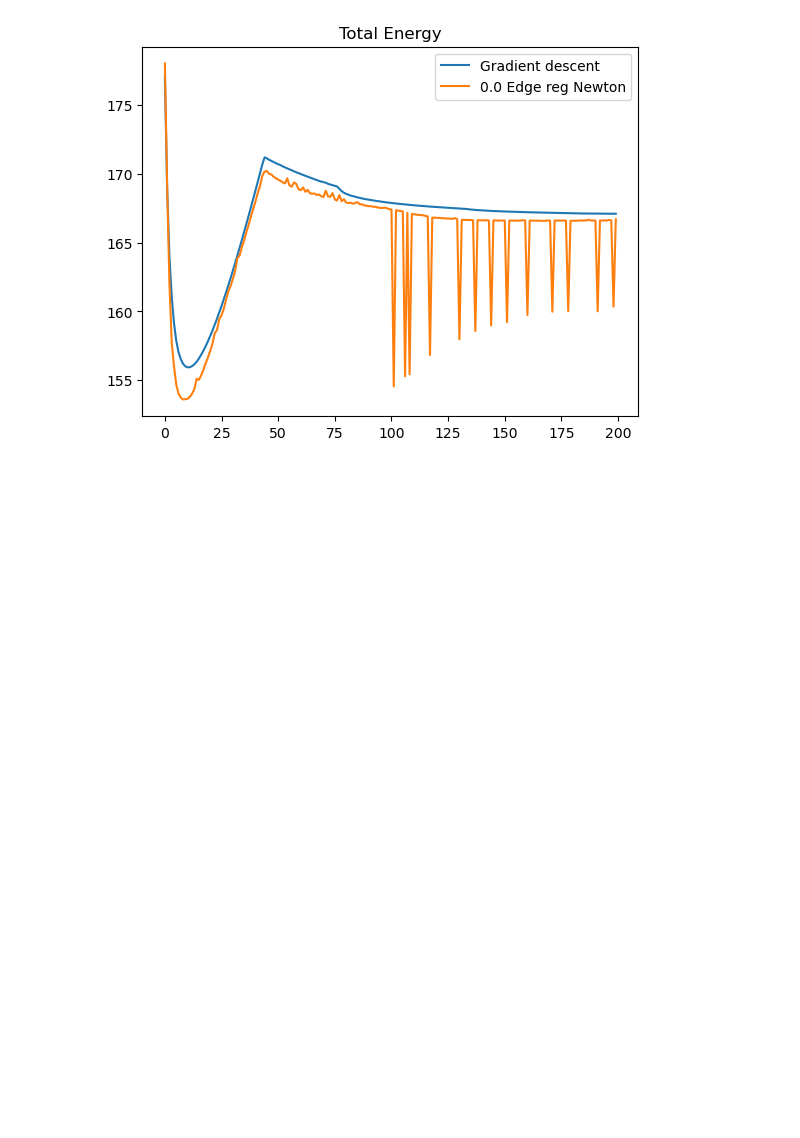
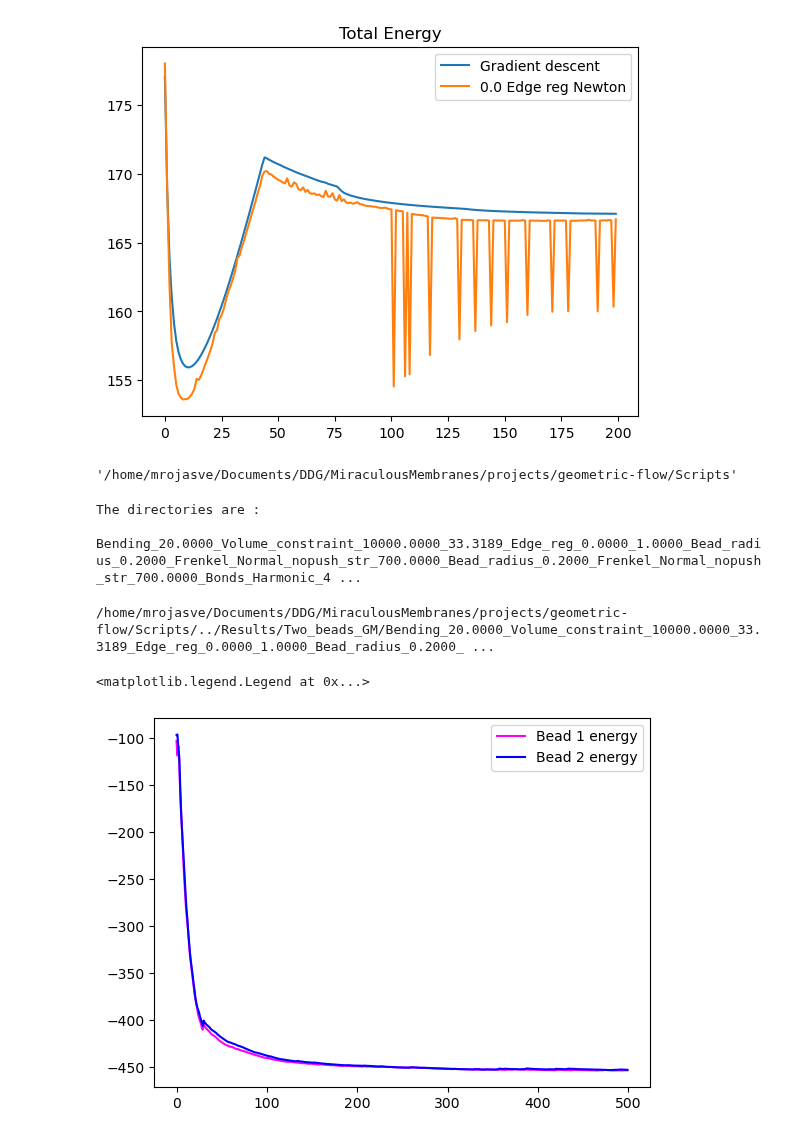
Before and after one commit to Mau-bep/MiraculousMembranes, a Jupyter notebook: projects/geometric-flow/Scripts/Analysis_nb.ipynb, the cells around one changed output. Drawn from its saved outputs; the diff is of its cells as text; code cells hidden in the pictures; blank space fills up the shorter version.

```diff
--- a/projects/geometric-flow/Scripts/Analysis_nb.ipynb
+++ b/projects/geometric-flow/Scripts/Analysis_nb.ipynb
@@ -647,3 +647,67 @@ plt.show()
 plt.plot(Sim_data_Prolate_F[:,2],label='Area evol')
 plt.axhline(3.78447,color='black',ls='dashed')
 plt.legend()
+# %%
+current_dir = os.getcwd()
+current_dir
+# %% [output]
+'/home/mrojasve/Documents/DDG/MiraculousMembranes/projects/geometric-flow/Scripts'
+# %%
+Results_dir = current_dir+'/../Results/'
+Sims_dir = Results_dir + 'Two_beads_GM/'
+# %%
+dir_list = os.listdir(Sims_dir)
+
+print("The directories are :\n")
+for i in dir_list:
+    print("{}".format(i))
+# %% [output]
+The directories are :
+
+Bending_20.0000_Volume_constraint_10000.0000_33.3189_Edge_reg_0.0000_1.0000_Bead_radius_0.2000_Frenkel_Normal_nopush_str_700.0000_Bead_radius_0.2000_Frenkel_Normal_nopush_str_700.0000_Bonds_Harmonic_4 ...
+# %%
+# Now we have the directory to start finally our processing
+
+
+Thetas = []
+E_Bead_1 = []
+E_Bead_2 = []
+E_Bend = []
+E_Sur = []
+i = 5
+Simulation = Sims_dir+"Bending_20.0000_Volume_constraint_10000.0000_33.3189_Edge_reg_0.0000_1.0000_Bead_radius_0.2000_Frenkel_Normal_nopush_str_700.0000_Bead_radius_0.2000_Frenkel_Normal_nopush_str_700.0000_Bonds_Harmonic_400.0000_Harmonic_400.0000_Switch_Newton_Nsim_3"+"/"
+Output_dir = Simulation+'Output_data.txt'
+print(Output_dir)
+
+Sim_data = np.loadtxt(Output_dir,skiprows=1,usecols=[3,4,6,7,8])
+
+E_Bend = Sim_data[:,0]
+E_Vol = Sim_data[:,1]
+E_Bead_1 = Sim_data[:,2]
+E_Bead_2 = Sim_data[:,3]
+
+E_Tot = Sim_data[:,4]
+
+Bead_1_traj = np.loadtxt(Simulation+"Bead_0_data.txt",skiprows=1)
+Bead_2_traj = np.loadtxt(Simulation+"Bead_1_data.txt",skiprows=1)
+Bead_1_pos = Bead_1_traj[-1,0:3]
+Bead_2_pos = Bead_2_traj[-1,0:3]
+
+Bead_distance = []
+for j in range(len(Bead_1_traj)):
+    Bead_1_pos = Bead_1_traj[j,0:3]
+    Bead_2_pos = Bead_2_traj[j,0:3]
+    r = np.linalg.norm( Bead_1_pos-Bead_2_pos )
+    Bead_distance.append(r)
+# %% [output]
+/home/mrojasve/Documents/DDG/MiraculousMembranes/projects/geometric-flow/Scripts/../Results/Two_beads_GM/Bending_20.0000_Volume_constraint_10000.0000_33.3189_Edge_reg_0.0000_1.0000_Bead_radius_0.2000_ ...
+# %%
+# plt.plot(E_Tot, label='Total energy',color='black')
+plt.plot(E_Bead_1, label='Bead 1 energy',color='magenta')
+# plt.plot(E_Bend/(20*4*np.pi), label='Bending energy',color='purple')
+# plt.plot(E_Vol, label='Volume energy',color='green')
+plt.plot(E_Bead_2, label='Bead 2 energy',color='blue')
+plt.legend()
+# %% [output]
+<matplotlib.legend.Legend at 0x...>
+[figure, added]
```
Also changed, not shown: parts of 5 cells of this notebook, 14 other files.
